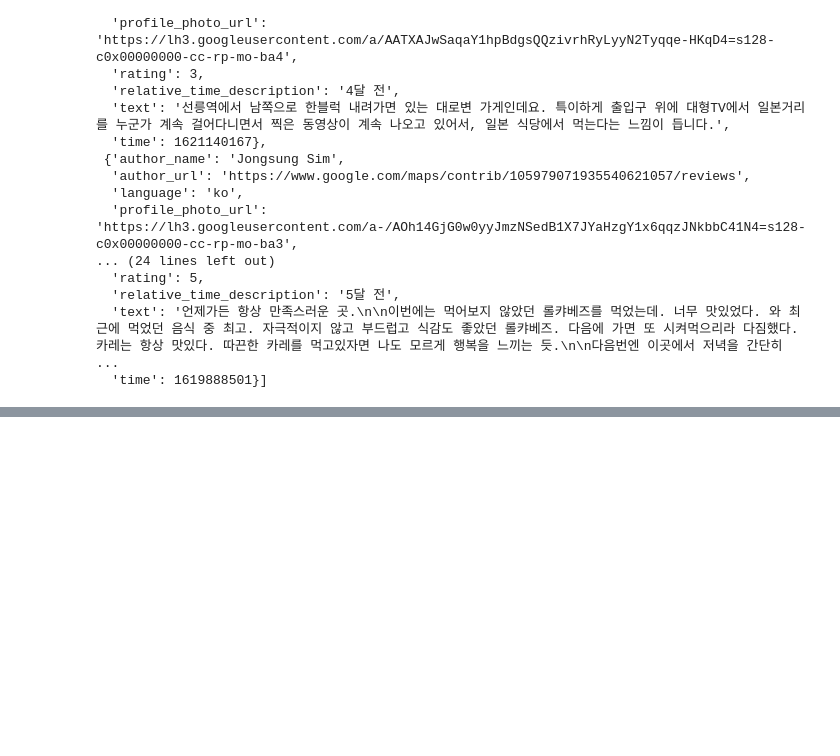
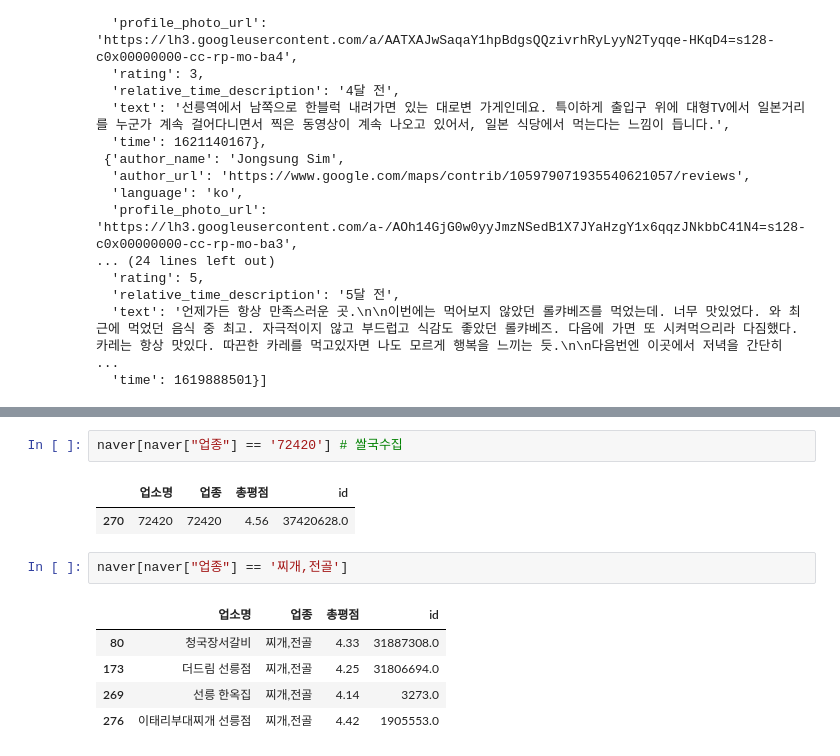
Before and after one commit to kojh0111/ReviewKing, a Jupyter notebook: data_crawler/data_analysis/data.ipynb, the cells around one changed output, grey strips where cells are left out. Drawn from its saved outputs; the diff is of its cells as text; blank space fills up the shorter version.

```diff
--- a/data_crawler/data_analysis/data.ipynb
+++ b/data_crawler/data_analysis/data.ipynb
@@ -180,0 +223,13 @@ get_place_details("ChIJ69cR2RqkfDURPQMN3JJWeW8", os.environ.get("API_KEY"))
+# %%
+naver[naver["업종"] == '72420'] # 쌀국수집
+# %% [output]
+|  | 업소명 | 업종 | 총평점 | id |
+| 270 | 72420 | 72420 | 4.56 | 37420628.0 |
+# %%
+naver[naver["업종"] == '찌개,전골']
+# %% [output]
+|  | 업소명 | 업종 | 총평점 | id |
+| 80 | 청국장서갈비 | 찌개,전골 | 4.33 | 31887308.0 |
+| 173 | 더드림 선릉점 | 찌개,전골 | 4.25 | 31806694.0 |
+| 269 | 선릉 한옥집 | 찌개,전골 | 4.14 | 3273.0 |
+| 276 | 이태리부대찌개 선릉점 | 찌개,전골 | 4.42 | 1905553.0 |
```
Also changed, not shown: parts of 15 cells of this notebook, 1 other file.
